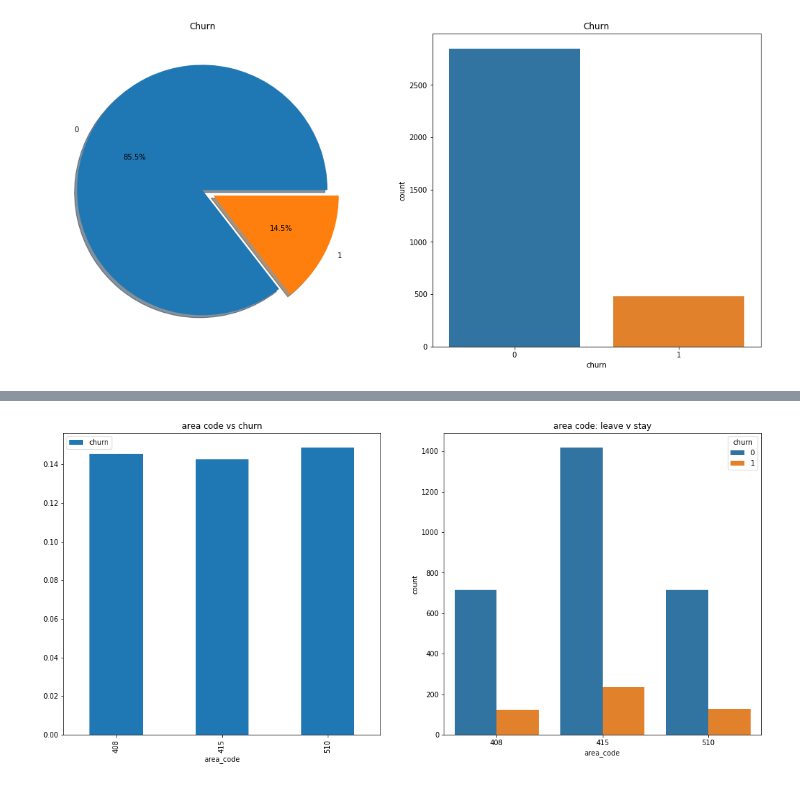
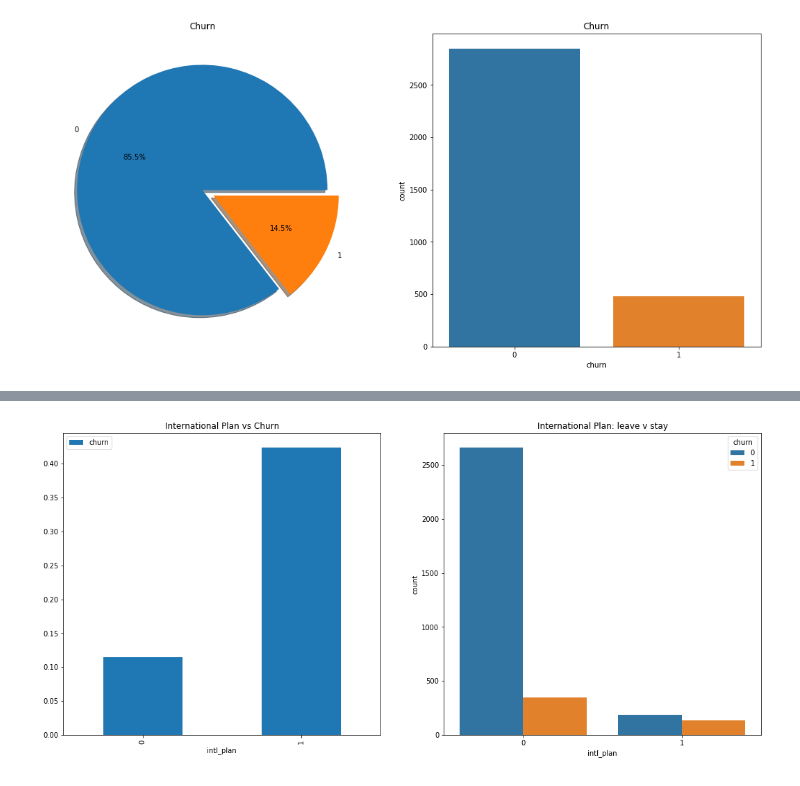
Before and after one commit to enzocordero/datasciencefinalproj, a Jupyter notebook: final proj.ipynb, the cells around one changed output, grey strips where cells are left out. Drawn from its saved outputs; the diff is of its cells as text; code cells hidden in the pictures.

```diff
--- a/final proj.ipynb
+++ b/final proj.ipynb
@@ -23,5 +27,5 @@ os.chdir('/Users/enzo/Desktop/Jupyter/final project')
 # %% [output]
 /Users/enzo/Desktop/Jupyter/final project
 # %%
-churn = pd.read_csv("customer_churn.csv")
-len(churn)
+churn_original = pd.read_csv("customer_churn.csv")
+churn = churn_original.copy()
@@ -30,7 +32,22 @@ len(churn)
 # %%
 churn.columns = churn.columns.str.strip().str.lower().str.replace(' ', '_').str.replace('(', '').str.replace(')', '').str.replace('?','').str.replace('\'','')
+unique_states = churn['state'].unique()
+unique_states.sort()
+
+result = []
+counter = 1
+
+for state in unique_states:
+    result.append((state,counter))
+    counter += 1
+
+d_result = dict(result)
+
+churn['state'].replace(d_result,inplace = True)
 churn.churn.replace(['True.','False.'], [1, 0], inplace=True)
 churn.intl_plan.replace(['yes','no'], [1, 0], inplace=True)
 churn.vmail_plan.replace(['yes','no'], [1, 0], inplace=True)
-churn.drop(['state','phone','day_charge','night_charge','eve_charge','intl_charge'],axis=1, inplace=True)
+churn['domestic_calls'] = churn['day_calls'] + churn['night_calls'] + churn['eve_calls']
+churn['domestic_mins'] = churn['day_mins'] + churn['night_mins'] + churn['eve_mins']
+churn.drop(['phone'],axis=1, inplace=True)
 # %%
@@ -78,9 +93,9 @@ Name: churn, dtype: int64
 # %%
 f,ax=plt.subplots(1,2,figsize=(18,8))
-churn[['area_code','churn']].groupby(['area_code']).mean().plot.bar(ax=ax[0])
-ax[0].set_title('area code vs churn')
-sns.countplot('area_code',hue='churn',data=churn,ax=ax[1])
-ax[1].set_title('area code: leave v stay')
+churn[['intl_plan','churn']].groupby(['intl_plan']).mean().plot.bar(ax=ax[0])
+ax[0].set_title('International Plan vs Churn')
+sns.countplot('intl_plan',hue='churn',data=churn,ax=ax[1])
+ax[1].set_title('International Plan: leave v stay')
 plt.show()
 # %% [output]
-[figure, old version]
+[figure, new version]
```
Also changed, not shown: parts of 21 cells of this notebook.
